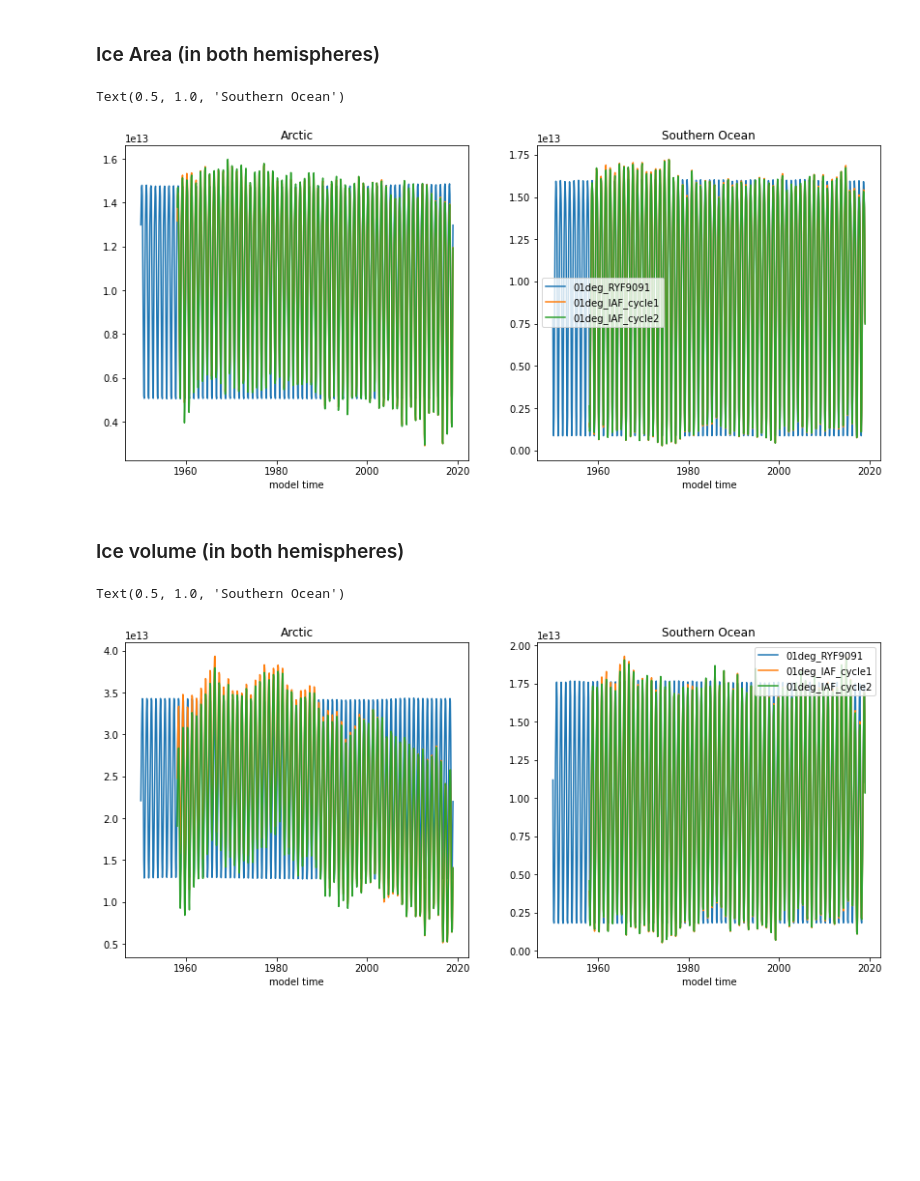
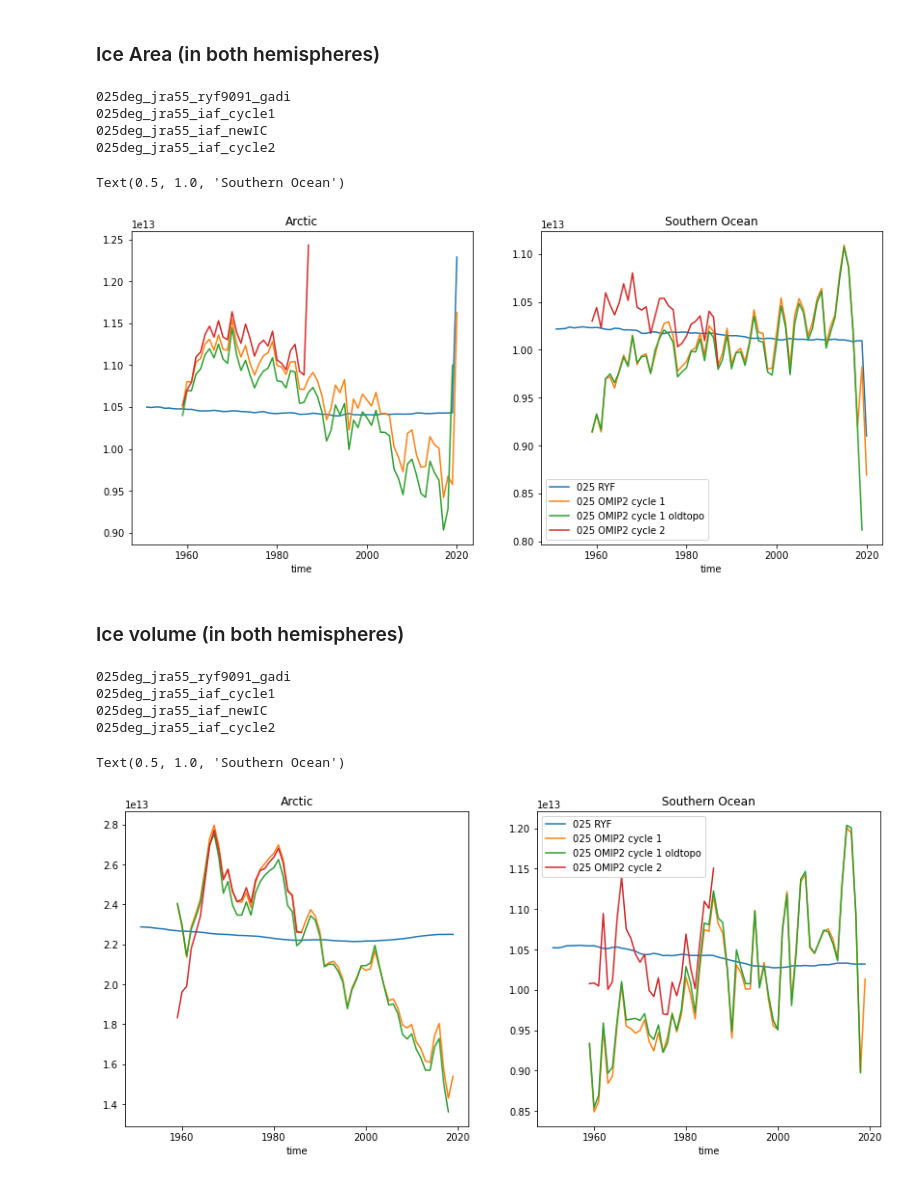
Before and after one commit to rmholmes/cosima-scripts, a Jupyter notebook: omip/OMIP2_025deg_InitialAnalysis.ipynb, the cells around one changed output. Drawn from its saved outputs; the diff is of its cells as text; code cells hidden in the pictures; blank space fills up the shorter version.

Commit message:
Updated OMIP results.

```diff
--- a/omip/OMIP2_025deg_InitialAnalysis.ipynb
+++ b/omip/OMIP2_025deg_InitialAnalysis.ipynb
@@ -358,18 +364,18 @@ def plot_psi(psi_avg, clev=np.arange(-25,25,2)):
 # %%
 plt.figure(figsize=(15,10))
 ii=0
-keys = ['025 OMIP2 cycle 1','025 OMIP2 cycle 1 oldtopo','1 OMIP2 cycle 1','025 RYF']
+keys = ['1 OMIP2 cycle 1','025 OMIP2 cycle 1','025 OMIP2 cycle 1 oldtopo','025 RYF']
 for ekey in keys:
     ii+=1
     plt.subplot(2,2,ii)
     expt = exptdict[ekey]['expt']
     print(expt)
-    var = cc.querying.getvar(expt,'ty_trans_rho',session,start_time='2015-01-01',end_time=end_time)
+    var = cc.querying.getvar(expt,'ty_trans_rho',session,start_time='2017-01-01',end_time='2018-01-01')
     psi = var.mean('time').sum('grid_xt_ocean')*1.0e-9
     psi_avg = psi.cumsum('potrho') -  psi.sum('potrho')
 
     try:
-        var2 = cc.querying.getvar(expt,'ty_trans_rho_gm',session,start_time='2015-01-01',end_time=end_time)
+        var2 = cc.querying.getvar(expt,'ty_trans_rho_gm',session,start_time='2017-01-01',end_time='2018-01-01')
         psi_gm = var2.mean('time').sum('grid_xt_ocean')*1.0e-9
         psi_avg = psi_avg + psi_gm
     except:
@@ -387,32 +396,40 @@ distributed.nanny - WARNING - Restarting worker
 # %%
 variable='aice_m'
 fig,ax = plt.subplots(1,2,figsize=(14,6))
-for ekey in exptdict.keys():
+keys = ['025 RYF','025 OMIP2 cycle 1','025 OMIP2 cycle 1 oldtopo','025 OMIP2 cycle 2']
+for ekey in keys:
     expt = exptdict[ekey]['expt']
+    print(expt)
     var = cc.querying.getvar(expt,variable,session,start_time='1950-01-01',end_time=end_time,coords="all")
     area_t = cc.querying.getvar(expt, 'area_t',session,n=1)
     var.coords['ni'] = area_t['xt_ocean'].values
     var.coords['nj'] = area_t['yt_ocean'].values
     var = var.rename(({'ni':'xt_ocean', 'nj':'yt_ocean'}))
     area = var*area_t
     area_zonalsum = area.sum('xt_ocean')
-    NH_area = area_zonalsum.sel(yt_ocean=slice(45, 90)).sum('yt_ocean').load()
-    NH_area.plot(ax=ax[0],label=ekey)
-    SH_area = area_zonalsum.sel(yt_ocean=slice(-90, -45)).sum('yt_ocean').load()
-    SH_area.plot(ax=ax[1],label=ekey)
+    NH_area = area_zonalsum.sel(yt_ocean=slice(45, 90)).sum('yt_ocean').resample(time='Y').mean().load()
+    NH_area.isel(time=slice(0,-1)).plot(ax=ax[0],label=ekey)
+    SH_area = area_zonalsum.sel(yt_ocean=slice(-90, -45)).sum('yt_ocean').resample(time='Y').mean().load()
+    SH_area.isel(time=slice(0,-1)).plot(ax=ax[1],label=ekey)
 plt.legend()
 ax[0].set_title('Arctic')
 ax[1].set_title('Southern Ocean')
 # %% [output]
-Text(0.5, 1.0, 'Southern Ocean')
+025deg_jra55_ryf9091_gadi
+025deg_jra55_iaf_cycle1
+025deg_jra55_iaf_newIC
+025deg_jra55_iaf_cycle2
+Text(0.5, 1.0, 'Southern Ocean')
-[figure, old version]
+[figure, new version]
 # %% [markdown]
 ### Ice volume (in both hemispheres)
 # %%
 variable='vicen_m'
 fig,ax = plt.subplots(1,2,figsize=(14,6))
-for ekey in exptdict.keys():
+keys = ['025 RYF','025 OMIP2 cycle 1','025 OMIP2 cycle 1 oldtopo','025 OMIP2 cycle 2']
+for ekey in keys:
     expt = exptdict[ekey]['expt']
+    print(expt)
     var = cc.querying.getvar(expt,variable,session,start_time='1950-01-01',end_time=end_time,coords="all")
     area_t = cc.querying.getvar(expt, 'area_t',session,n=1)
     var.coords['ni'] = area_t['xt_ocean'].values
@@ -420,13 +437,17 @@ for ekey in exptdict.keys():
     var = var.rename(({'ni':'xt_ocean', 'nj':'yt_ocean'}))
     vol = var*area_t
     vol_zonalsum = vol.sum('xt_ocean').sum('nc')
-    NH_vol = vol_zonalsum.sel(yt_ocean=slice(45, 90)).sum('yt_ocean').load()
-    NH_vol.plot(ax=ax[0],label=ekey)
-    SH_vol = vol_zonalsum.sel(yt_ocean=slice(-90, -45)).sum('yt_ocean').load()
-    SH_vol.plot(ax=ax[1],label=ekey)
+    NH_vol = vol_zonalsum.sel(yt_ocean=slice(45, 90)).sum('yt_ocean').resample(time='Y').mean().load()
+    NH_vol.isel(time=slice(0,-1)).plot(ax=ax[0],label=ekey)
+    SH_vol = vol_zonalsum.sel(yt_ocean=slice(-90, -45)).sum('yt_ocean').resample(time='Y').mean().load()
+    SH_vol.isel(time=slice(0,-1)).plot(ax=ax[1],label=ekey)
 plt.legend()
 ax[0].set_title('Arctic')
 ax[1].set_title('Southern Ocean')
 # %% [output]
-Text(0.5, 1.0, 'Southern Ocean')
+025deg_jra55_ryf9091_gadi
+025deg_jra55_iaf_cycle1
+025deg_jra55_iaf_newIC
+025deg_jra55_iaf_cycle2
+Text(0.5, 1.0, 'Southern Ocean')
-[figure, old version]
+[figure, new version]
```
Also changed, not shown: parts of 3 cells of this notebook.
